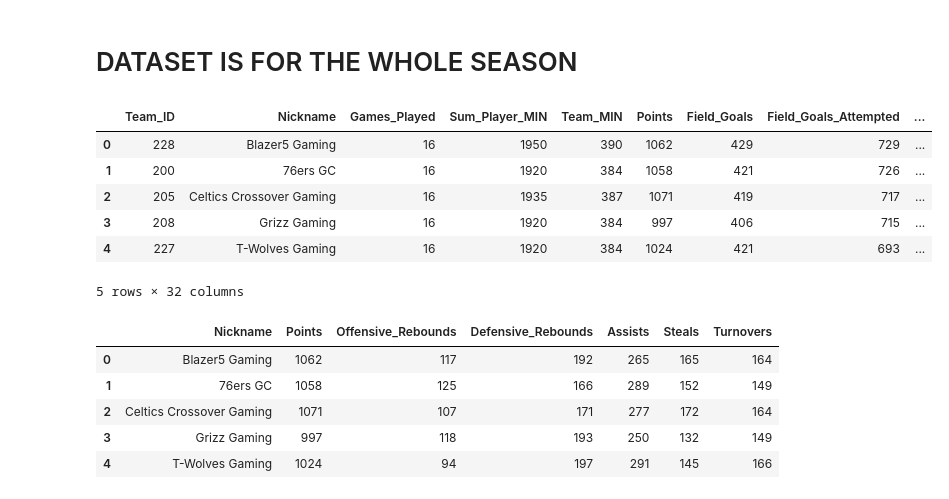
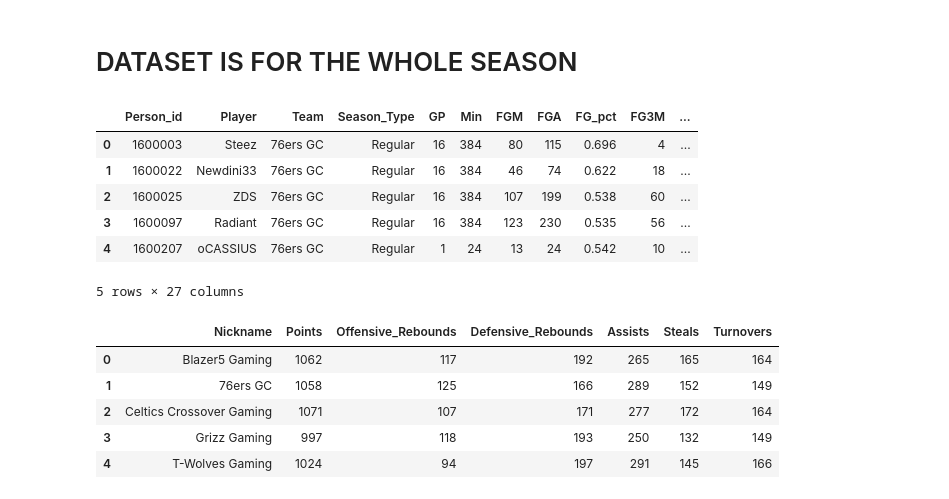
Before and after one commit to chriztopherton/SacHacks, a Jupyter notebook: SQL_plts.ipynb, the cells around one changed output. Drawn from its saved outputs; the diff is of its cells as text; code cells hidden in the pictures.

```diff
--- a/SQL_plts.ipynb
+++ b/SQL_plts.ipynb
@@ -9,15 +9,18 @@ import plotly.express as px
 # %%
 teams = pd.read_excel("2KL Team Stats.xlsx")
 players = pd.read_excel("2K Player Stats.xlsx")
-teams.head()
+teams = teams.rename(columns={"FG%":"FG_pct","3P%":"3P_pct","Opp_3P%":"Opp_3P_pct","Opp_FG%":"Opp_FG_pct"})
+players = players.rename(columns = {"FG%":"FG_pct","FG3%":"FDG3_pct","FT%":"FT_pct","eFG%":"effi_pct","TS%":"Tru_shoot_pct"})
+
+players.head()
 # %% [output]
-|  | Team_ID | Nickname | Games_Played | Sum_Player_MIN | Team_MIN | Points | Field_Goals | Field_Goals_Attempted | ... |
-| 0 | 228 | Blazer5 Gaming | 16 | 1950 | 390 | 1062 | 429 | 729 | ... |
-| 1 | 200 | 76ers GC | 16 | 1920 | 384 | 1058 | 421 | 726 | ... |
-| 2 | 205 | Celtics Crossover Gaming | 16 | 1935 | 387 | 1071 | 419 | 717 | ... |
-| 3 | 208 | Grizz Gaming | 16 | 1920 | 384 | 997 | 406 | 715 | ... |
-| 4 | 227 | T-Wolves Gaming | 16 | 1920 | 384 | 1024 | 421 | 693 | ... |
+|  | Person_id | Player | Team | Season_Type | GP | Min | FGM | FGA | FG_pct | FG3M | ... |
+| 0 | 1600003 | Steez | 76ers GC | Regular | 16 | 384 | 80 | 115 | 0.696 | 4 | ... |
+| 1 | 1600022 | Newdini33 | 76ers GC | Regular | 16 | 384 | 46 | 74 | 0.622 | 18 | ... |
+| 2 | 1600025 | ZDS | 76ers GC | Regular | 16 | 384 | 107 | 199 | 0.538 | 60 | ... |
+| 3 | 1600097 | Radiant | 76ers GC | Regular | 16 | 384 | 123 | 230 | 0.535 | 56 | ... |
+| 4 | 1600207 | oCASSIUS | 76ers GC | Regular | 1 | 24 | 13 | 24 | 0.542 | 10 | ... |
-5 rows × 32 columns
+5 rows × 27 columns
 # %%
 pysqldf = lambda q: sqldf(q,globals())
 q1 = '''
```
Also changed, not shown: parts of 8 cells of this notebook.
